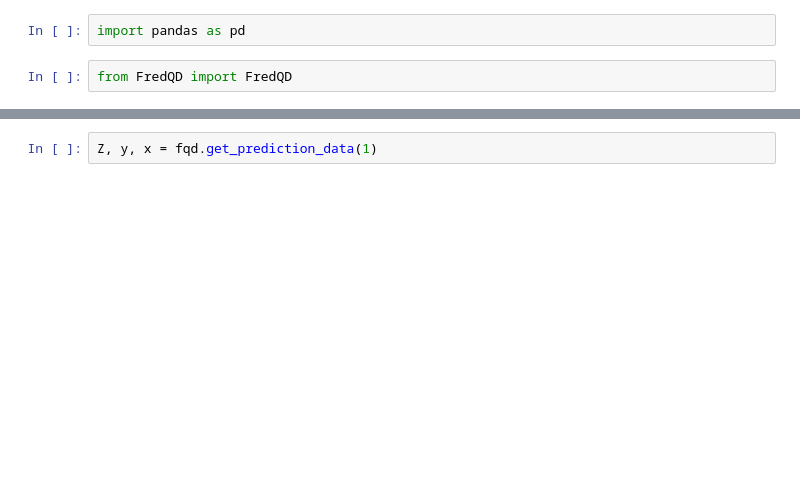
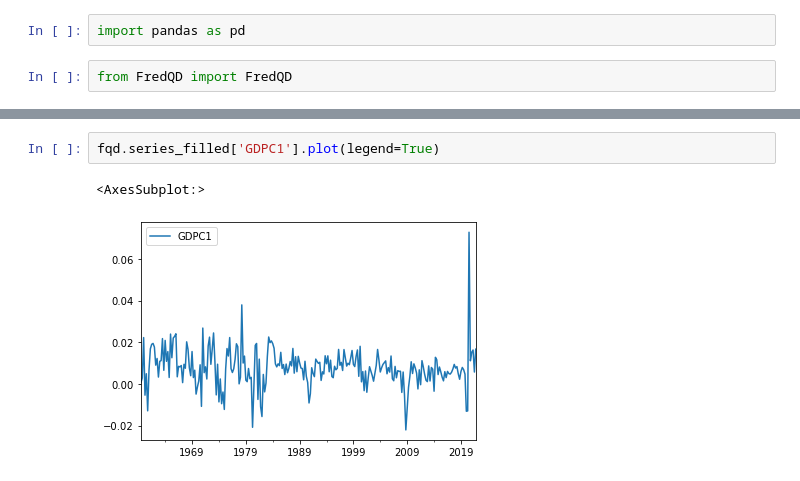
Before and after one commit to lukemcw/Dissertation_UG, a Jupyter notebook: FredMacroForecasting.ipynb, the cells around one changed output, grey strips where cells are left out. Saved outputs shown, nothing was run; the diff lists cells and outputs as text; blank space fills up the shorter version.

```diff
--- a/FredMacroForecasting.ipynb
+++ b/FredMacroForecasting.ipynb
@@ -39,2 +38,5 @@ fqd.rmse.loc[['Factor EN', 'Factor Ridge', 'Factor Lasso']]
-# %%
-Z, y, x = fqd.get_prediction_data(1)
+# %%
+fqd.series_filled['GDPC1'].plot(legend=True)
+# %% [output]
+<AxesSubplot:>
+[figure, added]
```
Also changed, not shown: parts of 18 cells of this notebook, 5 other files.
